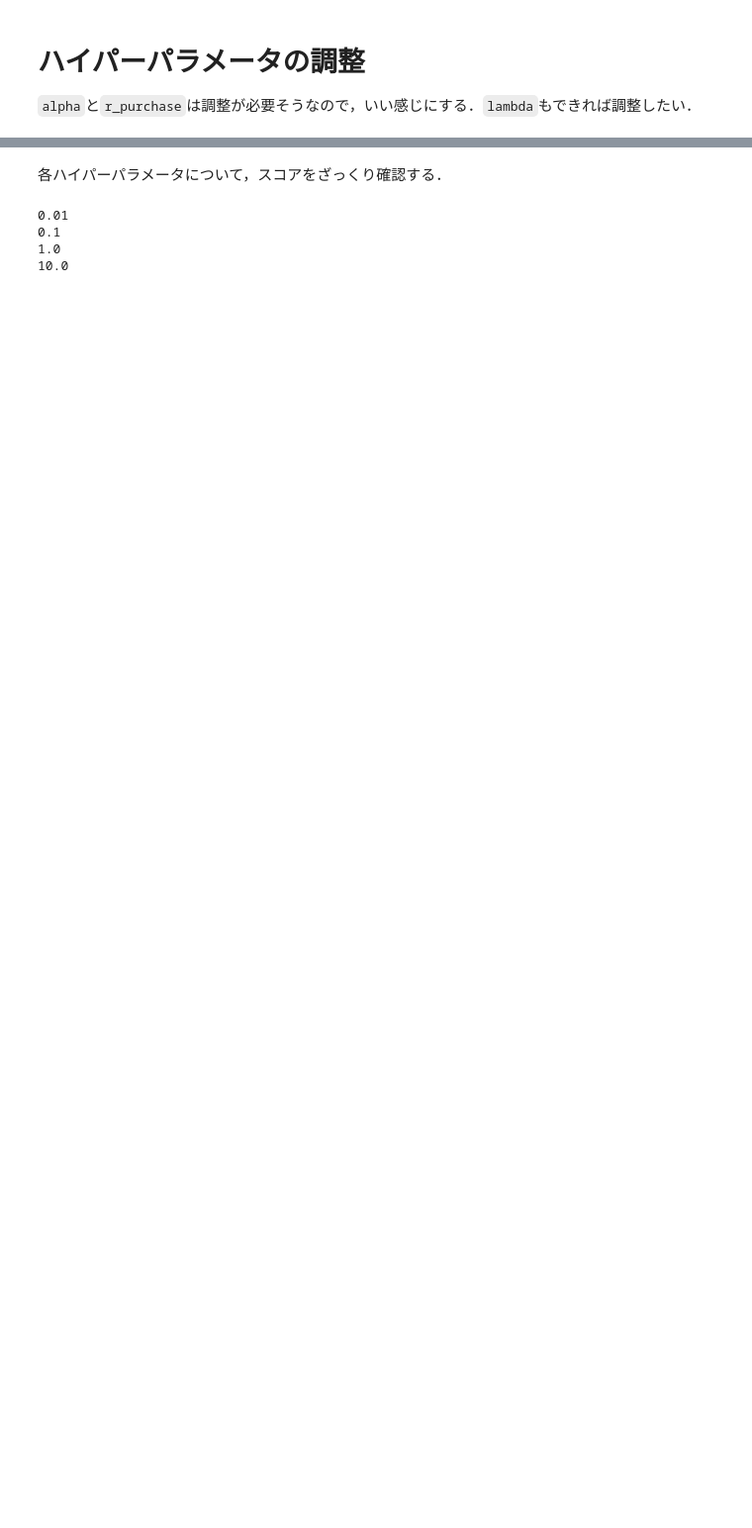
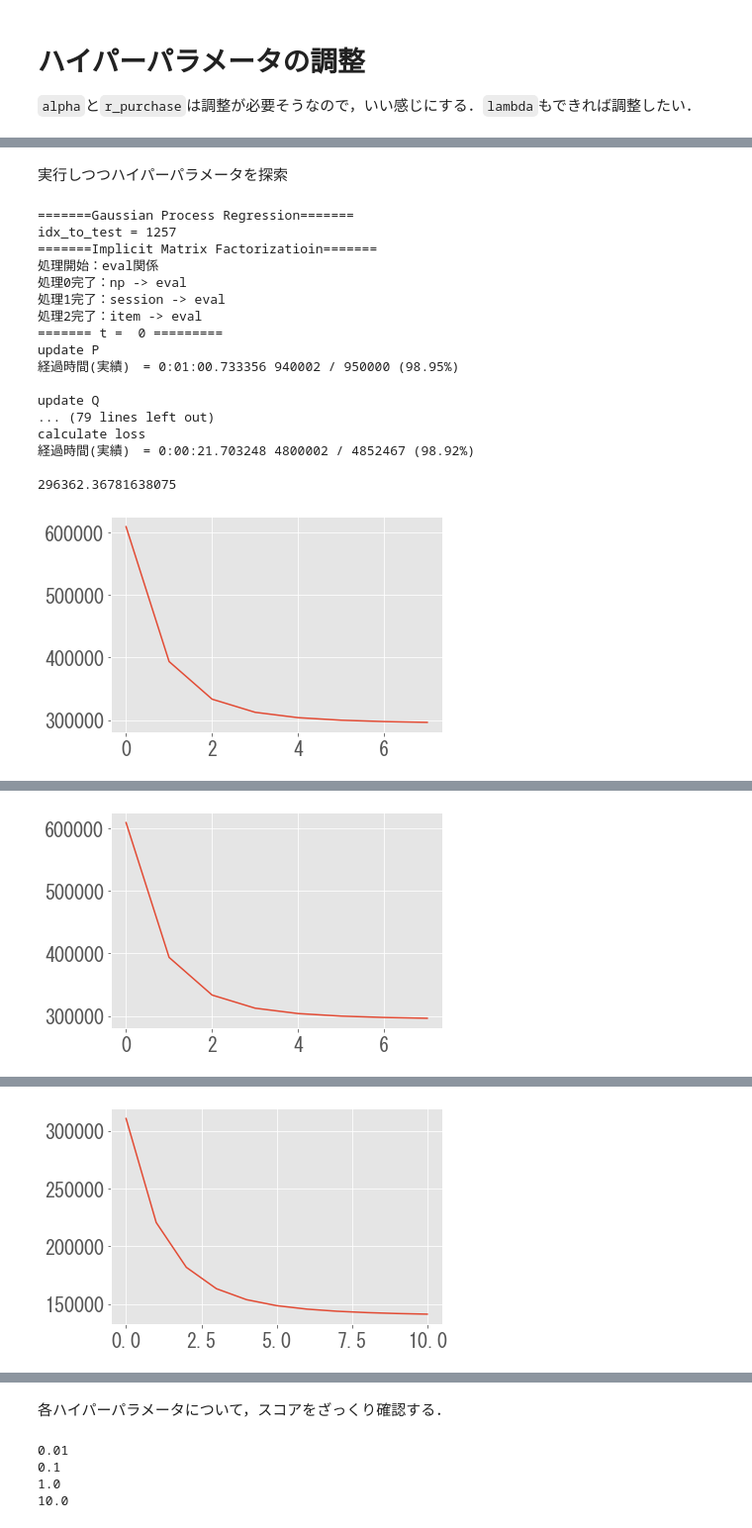
Before and after one commit to mitsutaka28/RecSys2022, a Jupyter notebook: nonaka/model2/model2-1.ipynb, the cells around one changed output, grey strips where cells are left out. Shown at 99% size. Drawn from its saved outputs; the diff is of its cells as text; code cells hidden in the pictures; blank space fills up the shorter version.

```diff
--- a/nonaka/model2/model2-1.ipynb
+++ b/nonaka/model2/model2-1.ipynb
@@ -448,7 +451,7 @@ class matrix_factorization:
             loss_t = self.calc_loss()
 
             self.loss_list.append(loss_t)
-            print(self.loss_t)
+            print(loss_t)
             # lossが収束した場合は終了
             if (1.0 - loss_t / self.loss_prev < threshold_break) & (loss_t < self.loss_prev):
                 break
@@ -486,9 +489,15 @@ class matrix_factorization:
         df_candidate_items_on_Q = pd.merge(df_candidate_items, self.df_Q.T, left_on = "item_id", right_index = True, how = "left")
         df_candidate_items_on_Q.set_index("item_id", inplace = True)
 
+
+        # sessionからitemのリストを取り出す辞書
+        dict_leaderboard_session_to_item = df_test_leaderboard.groupby('session_id').item_id.apply(lambda x: x.to_list()).to_dict()
+
+
         for idx, session_id in enumerate(session_id_list):
             # このセッションについて，ビューに含まれるitemのリストを取得
-            item_id_list = df_test_leaderboard[df_test_leaderboard["session_id"] == session_id]["item_id"].values
+            # item_id_list = df_test_leaderboard[df_test_leaderboard["session_id"] == session_id]["item_id"].values
+            item_id_list = dict_leaderboard_session_to_item[session_id]
 
             # 特徴量空間から，予測したリストを取得
             pred_list = self.search_nearest_neighborhood(item_id_list, df_candidate_items_on_Q)[0:num_prediction]
@@ -526,0 +695,67 @@ print(lambda_p_list)
+# %%
+kernel = kernels.RBF(1.0, (3e-1, 1e3)) + kernels.ConstantKernel(1.0, (3e-1, 1e3)) + kernels.WhiteKernel()
+model_hyper_param = GaussianProcessRegressor(
+    kernel = kernel,
+    alpha = 1e-5,
+    optimizer = "fmin_l_bfgs_b",
+    n_restarts_optimizer = 20,
+    normalize_y = True)
+# %% [markdown]
+実行しつつハイパーパラメータを探索
+# %%
+num_sample_for_GR = 24
+
+for idx_sample in range(num_sample_for_GR):
+    print("idx_sample = {:}".format(idx_sample), end = "\r")
+    # Gauss過程回帰で探索するべきパラメータを調べる
+    ## Gauss過程回帰の学習
+    print("=======Gaussian Process Regression=======")
+    data_train_i = df_params[~(df_params["score"].isnull())].copy() # スコアが分かっているサンプルを抽出
+    x_train_i = np.log(data_train_i[["lambda_p", "alpha", "r_purchase"]].values) # 入力値的にlogスケールがよさそう
+    y_train_i = data_train_i[["score"]].values
+    model_hyper_param.fit(x_train_i, y_train_i) # 学習
+    ## Gauss過程回帰による予測
+    data_test_i = df_params[df_params["score"].isnull()].copy() # スコアがわかっていないサンプルを抽出
+    x_test_i = np.log(data_test_i[["lambda_p", "alpha", "r_purchase"]].values)
+    pred_test, std_test = model_hyper_param.predict(x_test_i, return_std = True)
+    pred_test = pred_test[:, 0] # pred_testの形が(n, 1)のような"行列"なのでベクトルに直す(std_testはそのようになっていない(?))
+    ## ハイパーパラメータを探索
+    upper_confidence_bound = pred_test + np.sqrt(np.log(len(pred_test)) / len(pred_test)) * std_test # 獲得関数はUpper Confidence Bound
+    data_test_i["UCB"] = upper_confidence_bound
+    idx_to_test = data_test_i.sort_values(by = "UCB", ascending = False).index.values[0] # 獲得関数を最大化するパラメータ(のインデックス)
+    print("idx_to_test = {:}".format(idx_to_test))
+
+    # 学習開始
+    print("=======Implicit Matrix Factorizatioin=======")
+    alpha, r_purchace, lambda_p = df_params.loc[idx_to_test].values[0:3] # scoreの列は除く
+
+    model.reset_params(alpha, r_purchase, lambda_p = lambda_p, lambda_q = lambda_p)
+    model.df_P = df_P_base.copy()
+    model.df_Q = df_Q_base.copy()
+    loss_list = model.update(num_iteration, threshold_break)
+    if len(loss_list) > 1:
+        plt.plot(range(len(loss_list)), loss_list)
+        plt.show()
+
+    # スコアの算出
+    df_y_pred = model.predict_items(df_X_valid, df_candidate_items)
+    df_params.at[idx_to_test, "score"] = mean_reciprocal_rank(df_y_valid, df_y_pred)
+# %% [output]
+=======Gaussian Process Regression=======
+idx_to_test = 1257
+=======Implicit Matrix Factorizatioin=======
+処理開始：eval関係
+処理0完了：np -> eval
+処理1完了：session -> eval
+処理2完了：item -> eval
+======= t =  0 =========
+update P
+経過時間(実績)　= 0:01:00.733356 940002 / 950000 (98.95%)
+
+update Q
+... (79 lines left out)
+calculate loss
+経過時間(実績)　= 0:00:21.703248 4800002 / 4852467 (98.92%)
+
+296362.36781638075
+[figure, added]
@@ -526,0 +779 @@ print(lambda_p_list)
+[figure, added]
@@ -526,0 +797 @@ print(lambda_p_list)
+[figure, added]
```
Also changed, not shown: parts of 26 cells of this notebook.
